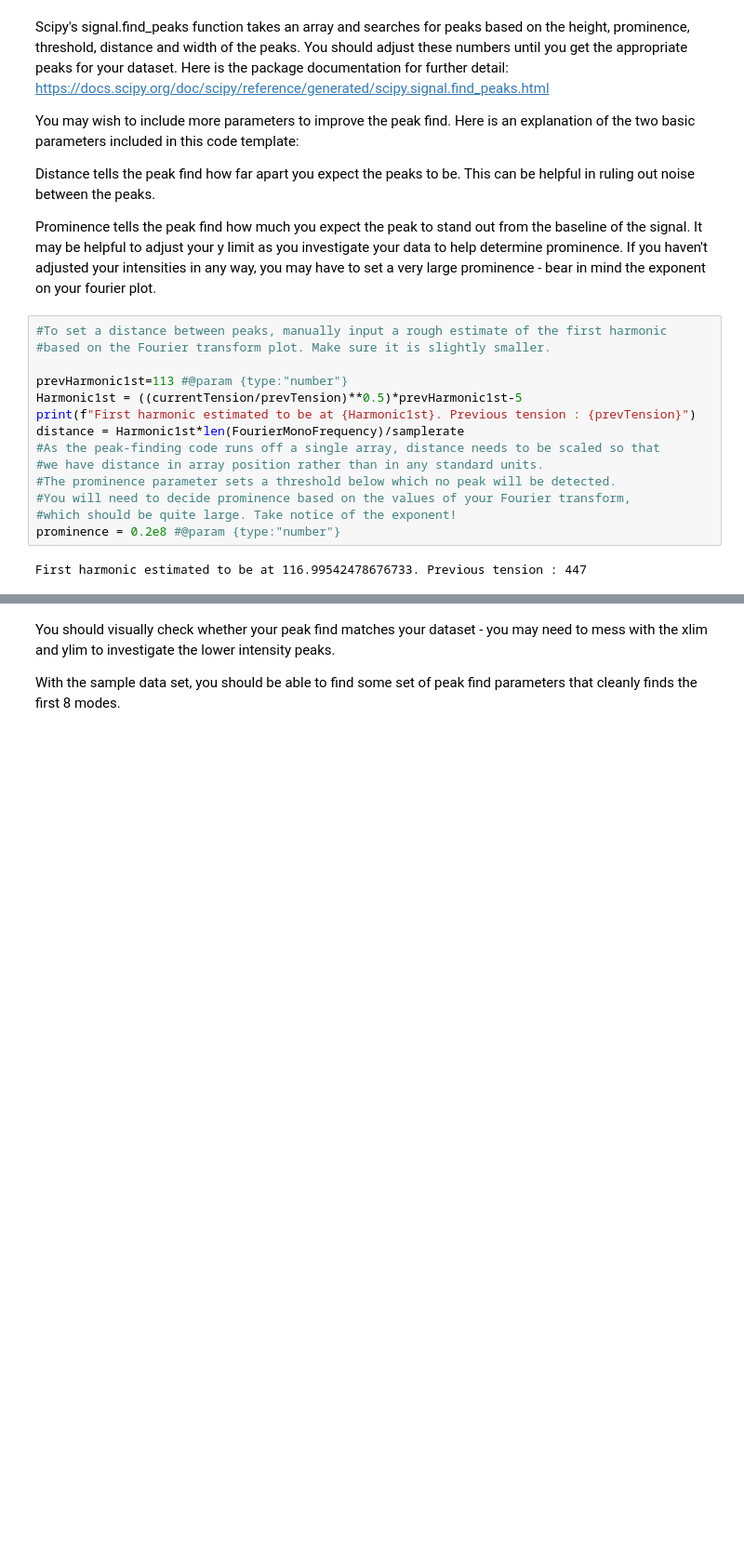
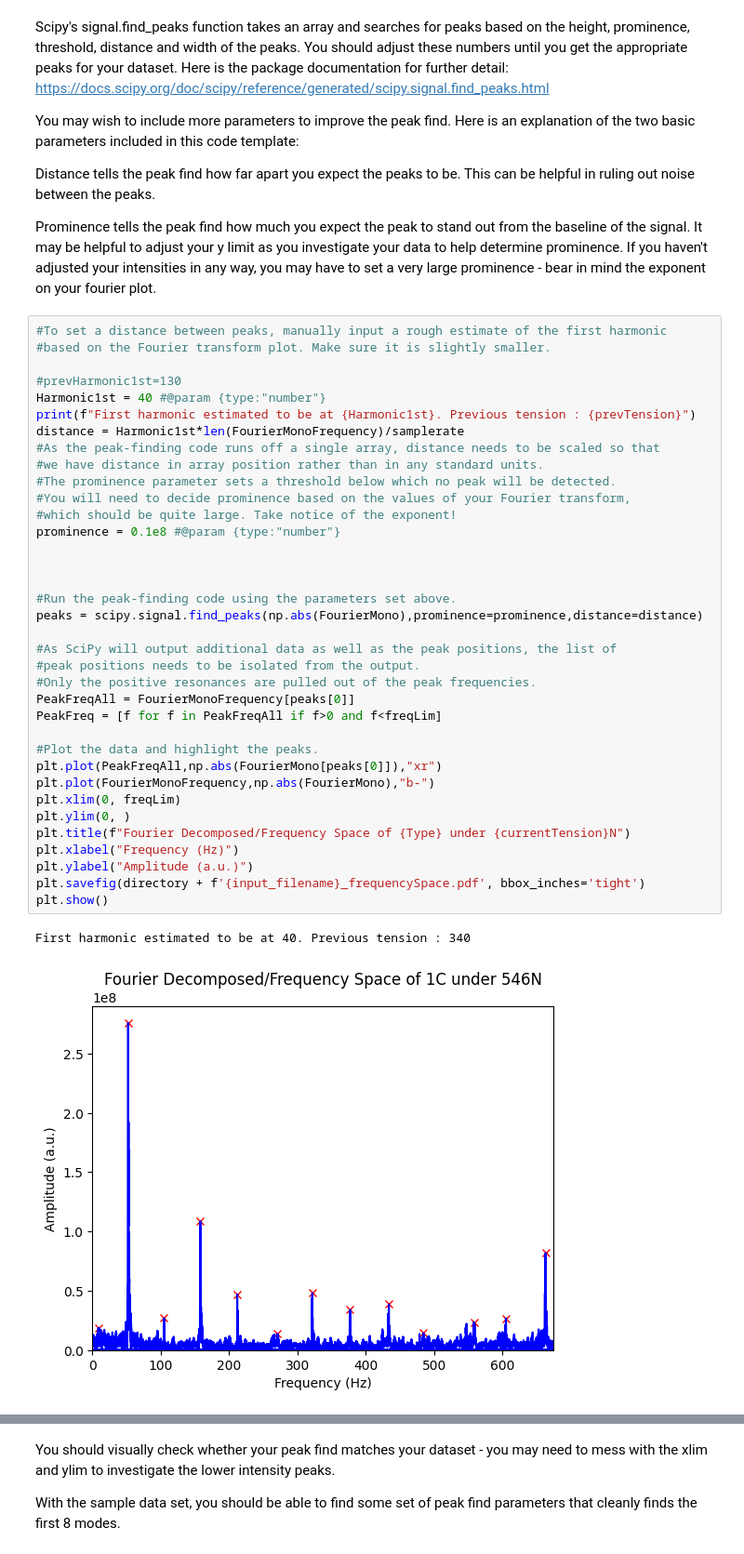
Before and after one commit to Nick-Apalis/PSYL-Fourier-Signals-Lab, a Jupyter notebook: Piano_strings_[updated_code_2026].ipynb, the cells around one changed output, grey strips where cells are left out. Shown at 93% size. Cells and saved outputs as stored; diff of their text form; blank space fills up the shorter version.

```diff
--- a/Piano_strings_[updated_code_2026].ipynb
+++ b/Piano_strings_[updated_code_2026].ipynb
@@ -183,16 +186,39 @@ Prominence tells the peak find how much you expect the peak to stand out from th
 # %%
 #To set a distance between peaks, manually input a rough estimate of the first harmonic
 #based on the Fourier transform plot. Make sure it is slightly smaller.
 
-prevHarmonic1st=113 #@param {type:"number"}
-Harmonic1st = ((currentTension/prevTension)**0.5)*prevHarmonic1st-5
+#prevHarmonic1st=130
+Harmonic1st = 40 #@param {type:"number"}
 print(f"First harmonic estimated to be at {Harmonic1st}. Previous tension : {prevTension}")
 distance = Harmonic1st*len(FourierMonoFrequency)/samplerate
 #As the peak-finding code runs off a single array, distance needs to be scaled so that
 #we have distance in array position rather than in any standard units.
 #The prominence parameter sets a threshold below which no peak will be detected.
 #You will need to decide prominence based on the values of your Fourier transform,
 #which should be quite large. Take notice of the exponent!
-prominence = 0.2e8 #@param {type:"number"}
+prominence = 0.1e8 #@param {type:"number"}
+
+
+
+#Run the peak-finding code using the parameters set above.
+peaks = scipy.signal.find_peaks(np.abs(FourierMono),prominence=prominence,distance=distance)
+
+#As SciPy will output additional data as well as the peak positions, the list of
+#peak positions needs to be isolated from the output.
+#Only the positive resonances are pulled out of the peak frequencies.
+PeakFreqAll = FourierMonoFrequency[peaks[0]]
+PeakFreq = [f for f in PeakFreqAll if f>0 and f<freqLim]
+
+#Plot the data and highlight the peaks.
+plt.plot(PeakFreqAll,np.abs(FourierMono[peaks[0]]),"xr")
+plt.plot(FourierMonoFrequency,np.abs(FourierMono),"b-")
+plt.xlim(0, freqLim)
+plt.ylim(0, )
+plt.title(f"Fourier Decomposed/Frequency Space of {Type} under {currentTension}N")
+plt.xlabel("Frequency (Hz)")
+plt.ylabel("Amplitude (a.u.)")
+plt.savefig(directory + f'{input_filename}_frequencySpace.pdf', bbox_inches='tight')
+plt.show()
 # %% [output]
-First harmonic estimated to be at 116.99542478676733. Previous tension : 447
+First harmonic estimated to be at 40. Previous tension : 340
+[figure, added]
```
Also changed, not shown: parts of 27 cells of this notebook.
